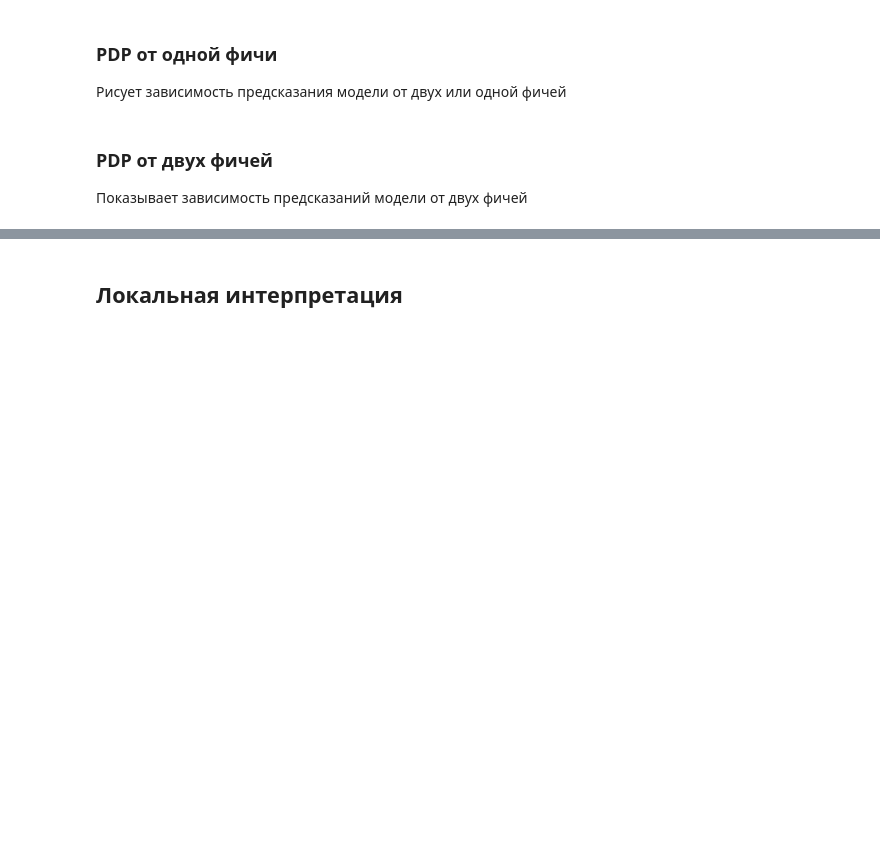
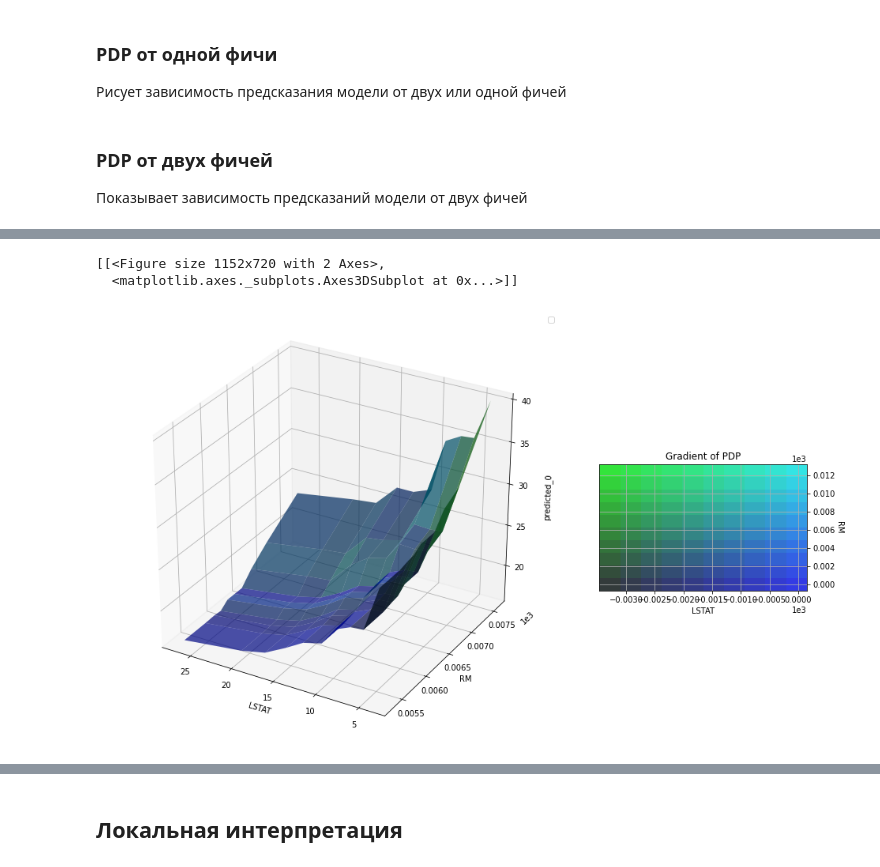
Before and after one commit to YanaSemenenya/INTERPRETATOR, a Jupyter notebook: Examples/BaseInterpretator_Regressor_example.ipynb, the cells around one changed output, grey strips where cells are left out. Cells and saved outputs as stored; diff of their text form; code cells hidden in the pictures; blank space fills up the shorter version.

```diff
--- a/Examples/BaseInterpretator_Regressor_example.ipynb
+++ b/Examples/BaseInterpretator_Regressor_example.ipynb
@@ -64,3 +62,6 @@ my_interpret.shap(X, type = "summary_bar_plot")
 # %% [markdown]
 ### PDP от двух фичей
 Показывает зависимость предсказаний модели от двух фичей
+# %%
+my_interpret.pdp(('LSTAT', 'RM'), grid_resolution=10, n_samples=900)
+# %% [output]
@@ -67 +71,4 @@ my_interpret.shap(X, type = "summary_bar_plot")
+[[<Figure size 1152x720 with 2 Axes>,
+  <matplotlib.axes._subplots.Axes3DSubplot at 0x...>]]
+[figure, added]
 # %%
```
Also changed, not shown: parts of 10 cells of this notebook.
